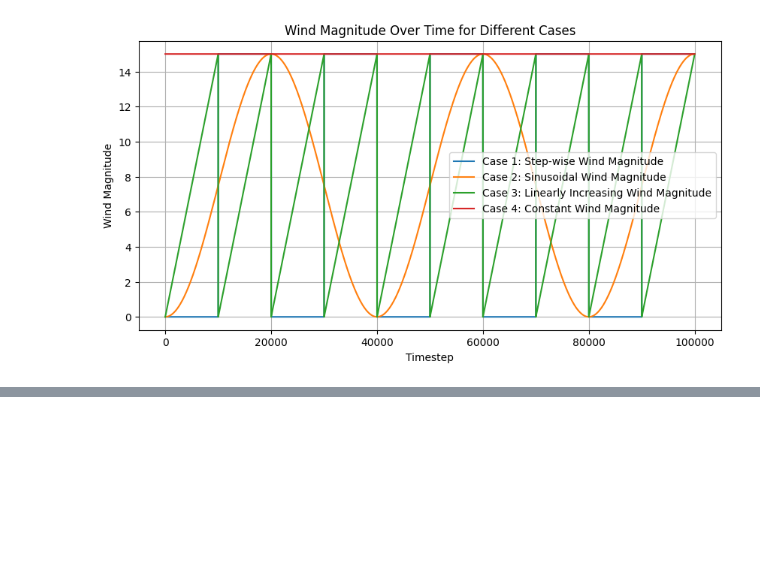
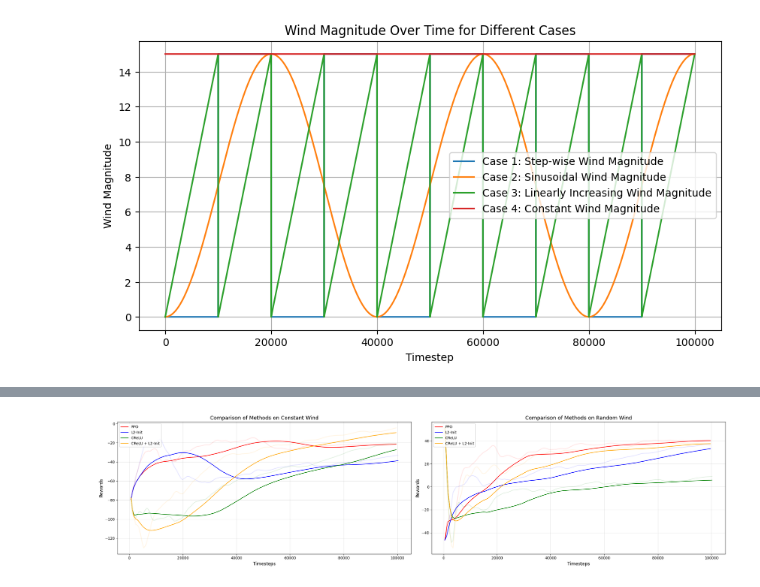
Before and after one commit to giancarloricci/CS234, a Jupyter notebook: cs234_final.ipynb, the cells around one changed output, grey strips where cells are left out. Saved outputs shown, nothing was run; the diff lists cells and outputs as text; code cells hidden in the pictures; blank space fills up the shorter version.

```diff
--- a/cs234_final.ipynb
+++ b/cs234_final.ipynb
@@ -1612,0 +1213,4 @@ Figure saved at: PPO_figs/PPO_wind_mode=4_fig_0.png
+# %%
+plot_modes([0,4])
+# %% [output]
+[figure, added]
```
Also changed, not shown: parts of 10 cells of this notebook.
